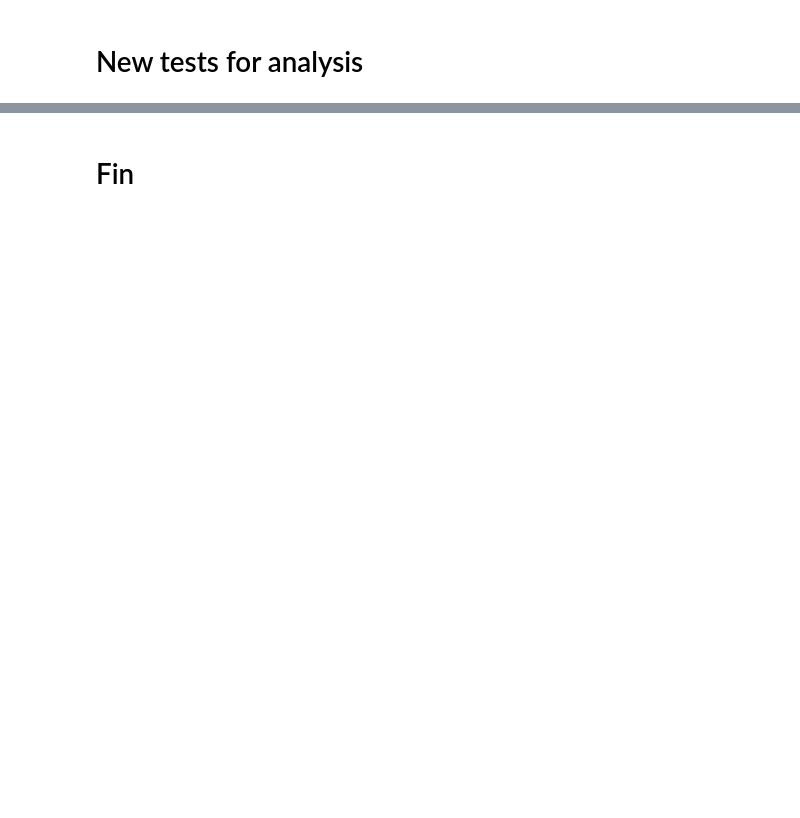
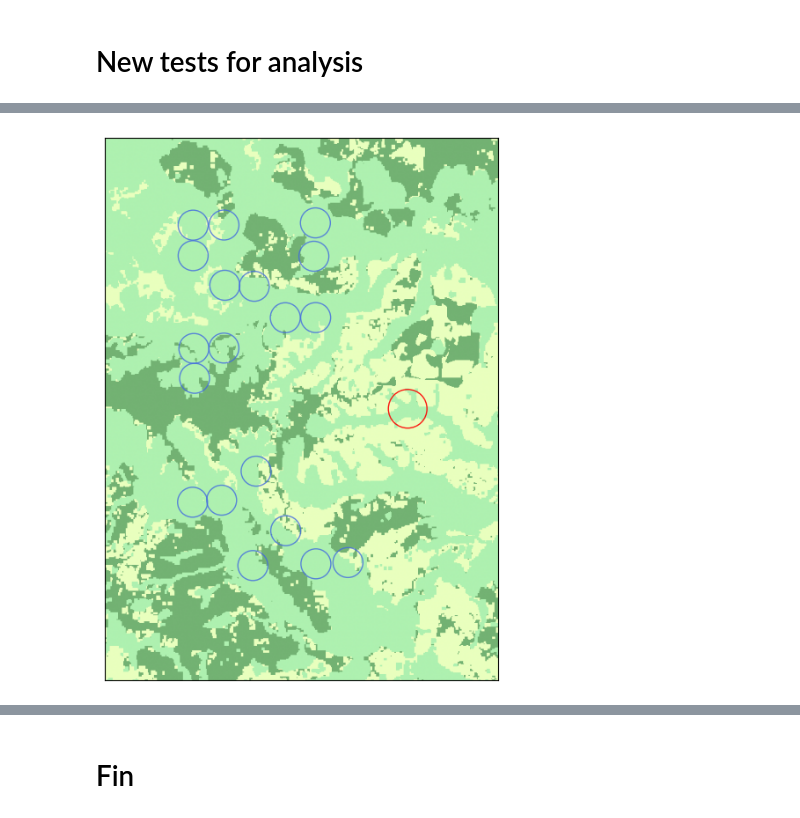
Before and after one commit to andrescastro-itm/GNN_ecoacoustic, a Jupyter notebook: GVAE_VGGish_tests.ipynb, the cells around one changed output, grey strips where cells are left out. Drawn from its saved outputs; the diff is of its cells as text; code cells hidden in the pictures; blank space fills up the shorter version.

```diff
--- a/GVAE_VGGish_tests.ipynb
+++ b/GVAE_VGGish_tests.ipynb
@@ -351,6 +355,7 @@ plt.show()
 # New tests for analysis
 # %%
 centrality = nx.betweenness_centrality(H, weight="weight",endpoints=True)
+centrality = dict(H.degree(weight="weight"))
 # %%
 p90 = np.percentile(list(centrality.values()), 95)
 # %%
@@ -391,3 +416,89 @@ Cobertura Media de vecinos: [0.9310 0.0420 0.0270]
+# %%
+from matplotlib.colors import LinearSegmentedColormap
+import rasterio
+from rasterio.plot import show
+
+H = G.copy()
+
+
+# Extract latitudes and longitudes from dataframe
+locations = df_map.reset_index().rename(columns={'index': 'name'})
+lats = locations['latitude_IG'].values
+lons = locations['longitud_IG'].values
+
+bounds = (np.min(lats), np.max(lats), np.min(lons), np.max(lons))
+
+colors = [(115/255,178/255,115/255),(233/255,255/255,190/255), (174/255,241/255,176/255)]
+cmap = LinearSegmentedColormap.from_list('my_cmp', colors, N=3)
+
+
+tif_path = r'./data/wgs84.tif'
+
+img = rasterio.open(tif_path)
+
+fig, ax = plt.subplots(figsize = (8, 8))
+
+r = rasterio.plot.show(img, cmap=cmap, ax=ax)
+
+centrality = nx.betweenness_centrality(H, weight="weight",endpoints=True)
+degrees = dict(H.degree(weight="weight"))
+
+### draw graph ####
+node_edge_colors = ['royalblue' for n in neighs]
+node_size = [v * 60 for v in {key: degrees[key] for key in neighs if key in degrees}.values()]
+
+neighs = list(H.neighbors(i))
+nodes_to_plot = [i] + neighs
+subgraph = H.subgraph(nodes_to_plot)
+
+pos={key: positions[key] for key in nodes_to_plot if key in degrees}
+
+# Draw edges
+# nx.draw_networkx_edges(subgraph, pos, alpha=0.6, width=0.5, edge_color='gray')
+
+# Draw target node
+nx.draw_networkx_nodes(subgraph, pos,
+                        nodelist=[i],
+                        node_color='none',
+                        edgecolors=['red'],
+                        node_size=1000,
+                        alpha=0.9)
+
+# Draw neighbor nodes
+nx.draw_networkx_nodes(subgraph, pos,
+                        nodelist=neighs,
+                        edgecolors=node_edge_colors,
+                        node_color='none',
+                        node_size=600,
+                        alpha=0.8)
+
+
+# nx.draw_networkx(
+#     subgraph,
+#     pos={key: positions[key] for key in neighs if key in degrees},
+#     with_labels=False,
+#     nodelist = neighs,
+#     node_color=node_color,
+#     node_size=node_size,
+#     edge_color="mediumslateblue", #https://graphviz.org/pdf/dotguide.pdf
+#     alpha=0.6,
+# )
+
+# nx.draw_networkx_nodes(subgraph, {i:positions[i]},
+#                           nodelist=[i],
+#                           node_color='black',
+#                           node_size=1000,
+#                           alpha=0)
+
+
+margin = 0.01
+ax.set_xlim(bounds[2]-margin, bounds[3]+margin)
+ax.set_ylim(bounds[0]-margin, bounds[1]+margin)
+
+# # fig.savefig(f'./results/graph_eb_geo_{features}_{mod_encoder}.pdf', transparent=True, dpi=300,bbox_inches='tight',pad_inches=-0.4)
+plt.show()
+# %% [output]
+[figure, added]
 # %%
 #Guardar como imagenes
 def visualizar_vectores(vector_referencia, media, desv_estandar, recorder_name):
```
Also changed, not shown: parts of 15 cells of this notebook.
